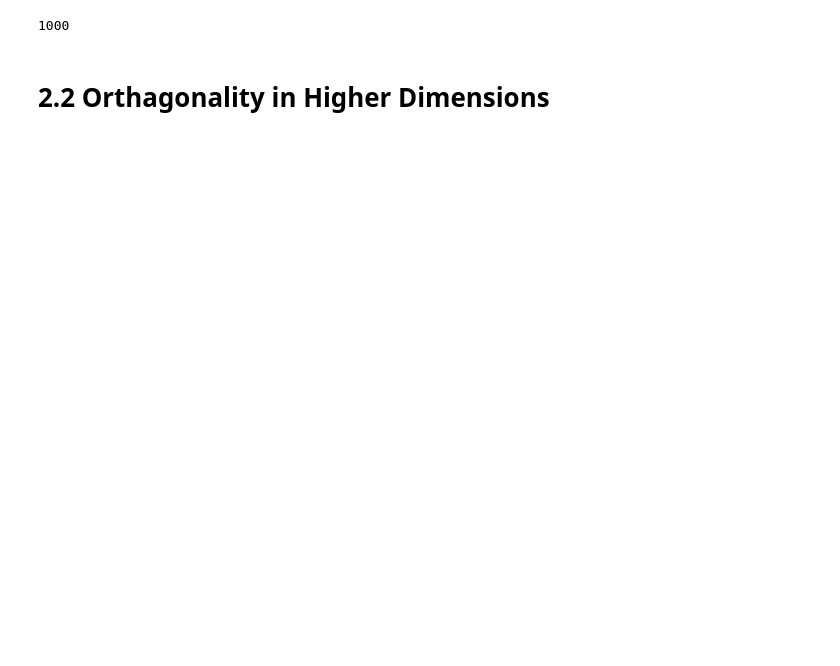
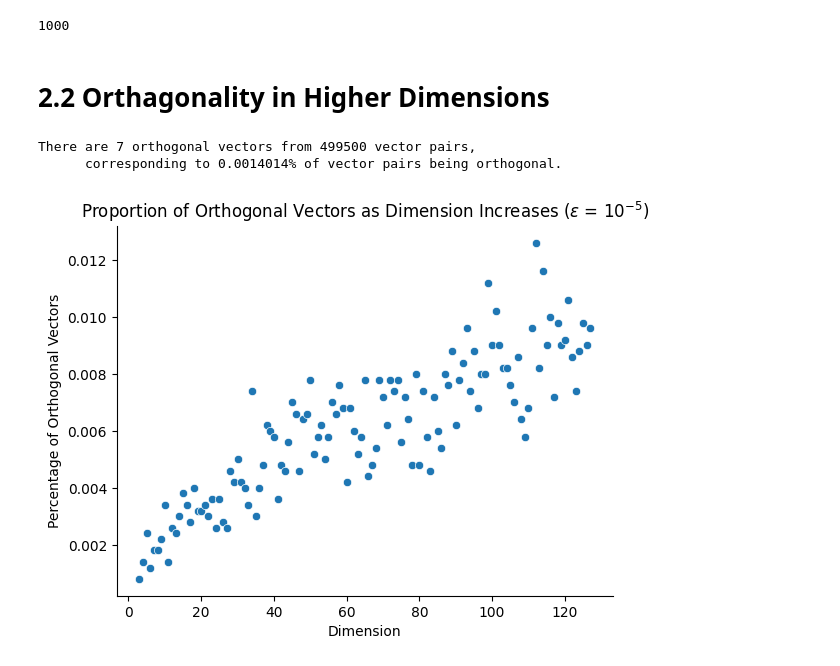
Before and after one commit to JoshuaNgXY/MSE-298, a Jupyter notebook: MSE298 HW0.ipynb, the cells around one changed output. Saved outputs shown, nothing was run; the diff lists cells and outputs as text; code cells hidden in the pictures; blank space fills up the shorter version.

```diff
--- a/MSE298 HW0.ipynb
+++ b/MSE298 HW0.ipynb
@@ -72,14 +73,14 @@ The vectors are not orthogonal
 num_linindep = 0
 
 for i in range(1000):
-    Vectors = np.array(
+    Vectors_2_1 = np.array(
     [np.random.normal(0, 1, 4),
      np.random.normal(0, 1, 4),
      np.random.normal(0, 1, 4),
      np.random.normal(0, 1, 4)])
 
-    rank = np.linalg.matrix_rank(Vectors)
-    if rank == Vectors.shape[0]:
+    rank = np.linalg.matrix_rank(Vectors_2_1)
+    if rank == Vectors_2_1.shape[0]:
         num_linindep += 1
 
 print(num_linindep)
@@ -93,4 +94,61 @@ print(num_linindep)
 # %% [markdown]
 # 2.2 Orthagonality in Higher Dimensions
 # %%
+# 3D space
 np.random.seed
+covariance_matrix = np.array([[1,0,0], [0,1,0], [0,0,1]])
+vectors_2_2 = np.random.multivariate_normal([0,0,0], covariance_matrix, size = 1000)
+norms = np.linalg.norm(vectors_2_2, axis=1, keepdims=True)
+vectors_2_2 = vectors_2_2/norms
+
+Vectors_tr_2 = vectors_2_2.T
+dot_products_2 = vectors_2_2 @ Vectors_tr_2
+total_count = 0
+count_orthogonal = 0
+
+for i in range(dot_products.shape[0]):
+    for j in range(i+1, dot_products.shape[0]):
+        total_count += 1
+        if abs(dot_products[i,j]) < 10**-5:
+            count_orthogonal += 1
+print(f"""There are {count_orthogonal} orthogonal vectors from {total_count} vector pairs,
+      corresponding to {round(count_orthogonal/total_count*100, 7)}% of vector pairs being orthogonal.""")
+# %% [output]
+There are 7 orthogonal vectors from 499500 vector pairs,
+      corresponding to 0.0014014% of vector pairs being orthogonal.
+# %%
+# R^n where n is between 3 and 128
+def orthogonal_n(dimension, epsilon):
+    np.random.seed
+    covariance_matrix = np.identity(dimension)
+    mean = [0 for i in range(dimension)]
+    vectors_2_2 = np.random.multivariate_normal(mean, covariance_matrix, size = 1000)
+    norms = np.linalg.norm(vectors_2_2, axis=1, keepdims=True)
+    vectors_2_2 = vectors_2_2/norms
+
+    Vectors_tr = vectors_2_2.T
+    dot_products = vectors_2_2 @ Vectors_tr
+    total_count = 0
+    count_orthogonal = 0
+
+    for i in range(dot_products.shape[0]):
+        for j in range(i+1, dot_products.shape[0]):
+            total_count += 1
+            if abs(dot_products[i,j]) < epsilon:
+                count_orthogonal += 1
+
+    return round(count_orthogonal/total_count*100, 7)
+# %%
+# Computationally expensive block with epsilon  = 10**-5, separated
+y_values_1 = [orthogonal_n(i,10**-5) for i in range(3, 128)]
+x_values = [i for i in range(3, 128)]
+# %%
+# Plotting the case where: epsilon = 10**-5
+sns.scatterplot(x = x_values, y = y_values_1)
+sns.despine()
+plt.xlabel("Dimension")
+plt.ylabel("Percentage of Orthogonal Vectors")
+plt.title(r"Proportion of Orthogonal Vectors as Dimension Increases ($\epsilon$ = $10^{-5}$)")
+plt.show()
+# %% [output]
+[figure, added]
```
Also changed, not shown: parts of 7 cells of this notebook.
